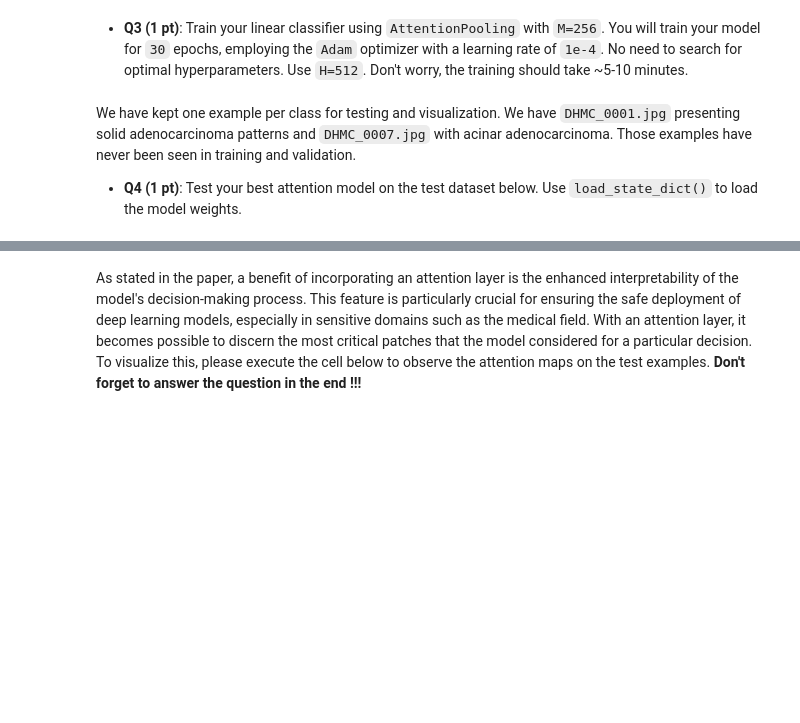
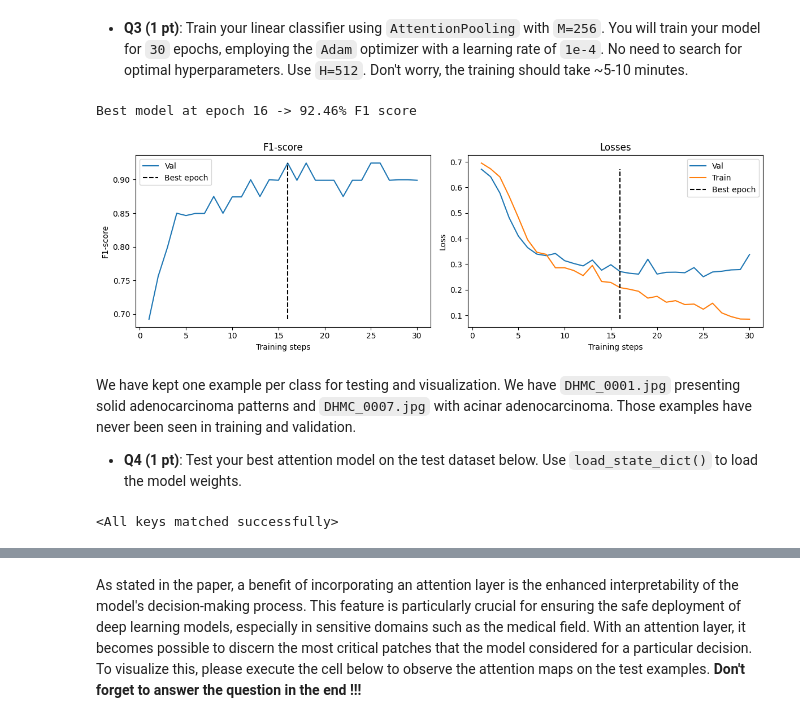
Before and after one commit to axelcebille/iapr2025, a Jupyter notebook: labs/lab_03_iapr.ipynb, the cells around one changed output, grey strips where cells are left out. Drawn from its saved outputs; the diff is of its cells as text; code cells hidden in the pictures; blank space fills up the shorter version.

Commit message:
two variants of best_model

```diff
--- a/labs/lab_03_iapr.ipynb
+++ b/labs/lab_03_iapr.ipynb
@@ -787,9 +801,10 @@ class Attn_Net_Gated(nn.Module):
             M: hidden layer dimension
         """
         super(Attn_Net_Gated, self).__init__()
-
         # ------------------
-        # Your code here ...
+        self.fc_V = nn.Linear(L, M) # N, L to N, M
+        self.fc_U = nn.Linear(L, M)
+        self.fc_attn = nn.Linear(M, 1) # N, M to N,1
         # ------------------
 
     def forward(self, x):
@@ -802,7 +817,10 @@ class Attn_Net_Gated(nn.Module):
         """
         A = torch.zeros((1,), dtype=x.dtype)
         # ------------------
-        # Your code here ...
+        V = torch.tanh(self.fc_V(x))
+        U = torch.sigmoid(self.fc_U(x))
+        H = V * U
+        A = self.fc_attn(H)
         # ------------------
 
         return A
@@ -828,17 +848,18 @@ class AttentionPooling(nn.Module):
             x (torch.tensor): (N, L) Input feature over N patches and L features
             attention_only (bool): Say whether to return the attention or not
         Returns:
-            Y (torch.Tensor): (1, N) Output, if attention_only==False
-            A (torch.Tensor): (1, M) Attention values, if attention_only==True
+            Y (torch.Tensor): (1, L) Output, if attention_only==False
+            A (torch.Tensor): (N, 1) Attention values, if attention_only==True
         """
 
         A = None
         Y = None
-
         # ------------------
-        # Your code here ...
+        A = self.attention_net(x)           # (N, 1)
+        A = torch.softmax(A, dim=0)        # normalize
+        Y = torch.mm(A.T, x)               # (1, L)
+        x = Y.view(Y.size(0), -1)
         # ------------------
-
         # Check if need to return attention
         if attention_only:
             return A
@@ -856,15 +877,32 @@ model = None
 optimizer = None
 
 # ------------------
-# Your code here ...
+sample_features, _ = next(iter(train_loader))
+# d = sample_features.shape[-1]
+d = 768
+H = 512
+M = 256
+n_classes = 2
+epochs = 30
+
+# Use AttentionPooling instead of average pooling
+pooling_fn = AttentionPooling(L=H, M=M)
+
+model = LinearClassifier(in_dim=d, H=H, n_classes=n_classes, pooling_fn=pooling_fn)
+# torch.save(model.state_dict(), "model.pth")
+
+optimizer = optim.Adam(model.parameters(), lr=1e-4)
 # ------------------
 # %%
 ################################################################
 ############################ TEST ##############################
 ################################################################
 
 # Train and Plot results
-plot_training(model, train, train_loader, val_loader, epochs=epochs, optimizer=optimizer)
+best_model = plot_training(model, train, train_loader, val_loader, epochs=epochs, optimizer=optimizer)
+# %% [output]
+Best model at epoch 16 -> 92.46% F1 score
+[figure, added]
 # %% [markdown]
 We have kept one example per class for testing and visualization. We have `DHMC_0001.jpg` presenting solid adenocarcinoma patterns and `DHMC_0007.jpg` with acinar adenocarcinoma. Those examples have never been seen in training and validation.
 
@@ -879,8 +917,22 @@ test_loader = DataLoader(test_dataset, batch_size=1, shuffle=False)
 model = None
 
 # ------------------
-# Your code here ...
+# Recreate the best model (same architecture as used in training)
+d = 768  # Feature dimension (update this to match your actual x.shape[1])
+H = 512
+M = 256
+n_classes = 2
+
+# Create AttentionPooling module
+pooling_fn = AttentionPooling(L=H, M=M) #d
+
+# Later, for testing
+model = LinearClassifier(in_dim=d, H=H, n_classes=n_classes, pooling_fn=pooling_fn)
+# Get the best model state
+model.load_state_dict(best_model)
 # ------------------
+# %% [output]
+<All keys matched successfully>
 # %%
 ################################################################
 ############################ TEST ##############################
```
Also changed, not shown: parts of 17 cells of this notebook, 1 other file.
